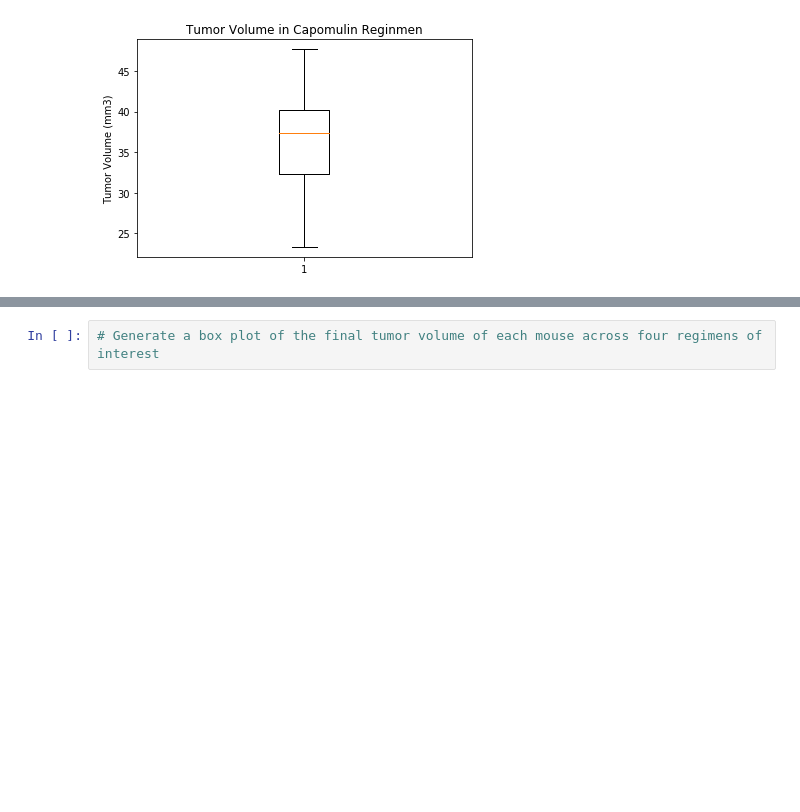
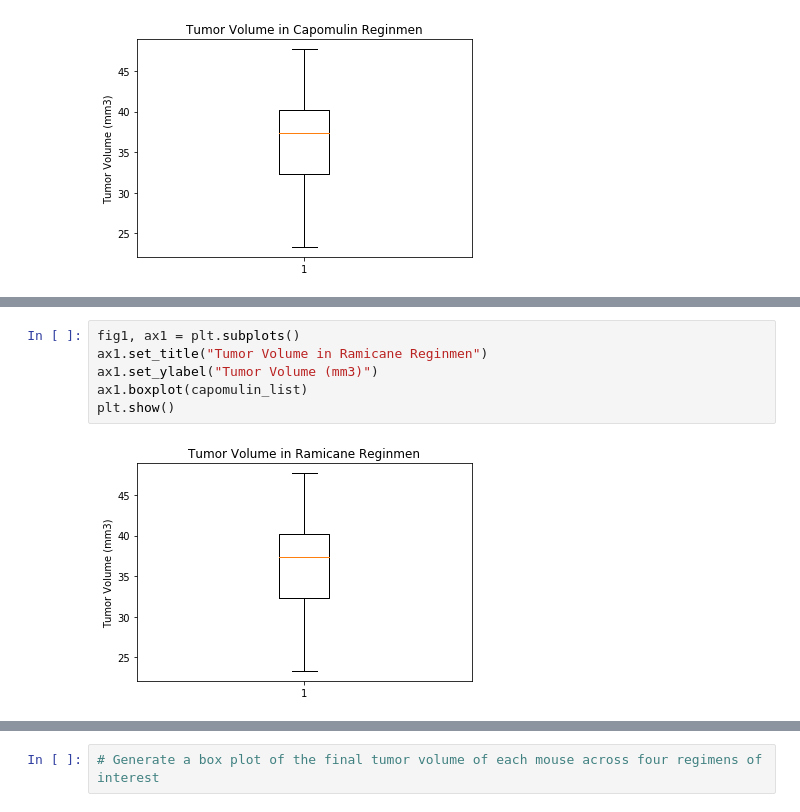
Before and after one commit to TDuong90/Coding_Challenges, a Jupyter notebook: matplotlib-challenge/Pymaceuticals/pymaceuticals_starter.ipynb, the cells around one changed output, grey strips where cells are left out. Cells and saved outputs as stored; diff of their text form; blank space fills up the shorter version.

```diff
--- a/matplotlib-challenge/Pymaceuticals/pymaceuticals_starter.ipynb
+++ b/matplotlib-challenge/Pymaceuticals/pymaceuticals_starter.ipynb
@@ -299,0 +365,8 @@ plt.show()
+# %%
+fig1, ax1 = plt.subplots()
+ax1.set_title("Tumor Volume in Ramicane Reginmen")
+ax1.set_ylabel("Tumor Volume (mm3)")
+ax1.boxplot(capomulin_list)
+plt.show()
+# %% [output]
+[figure, added]
```
Also changed, not shown: parts of 11 cells of this notebook.
